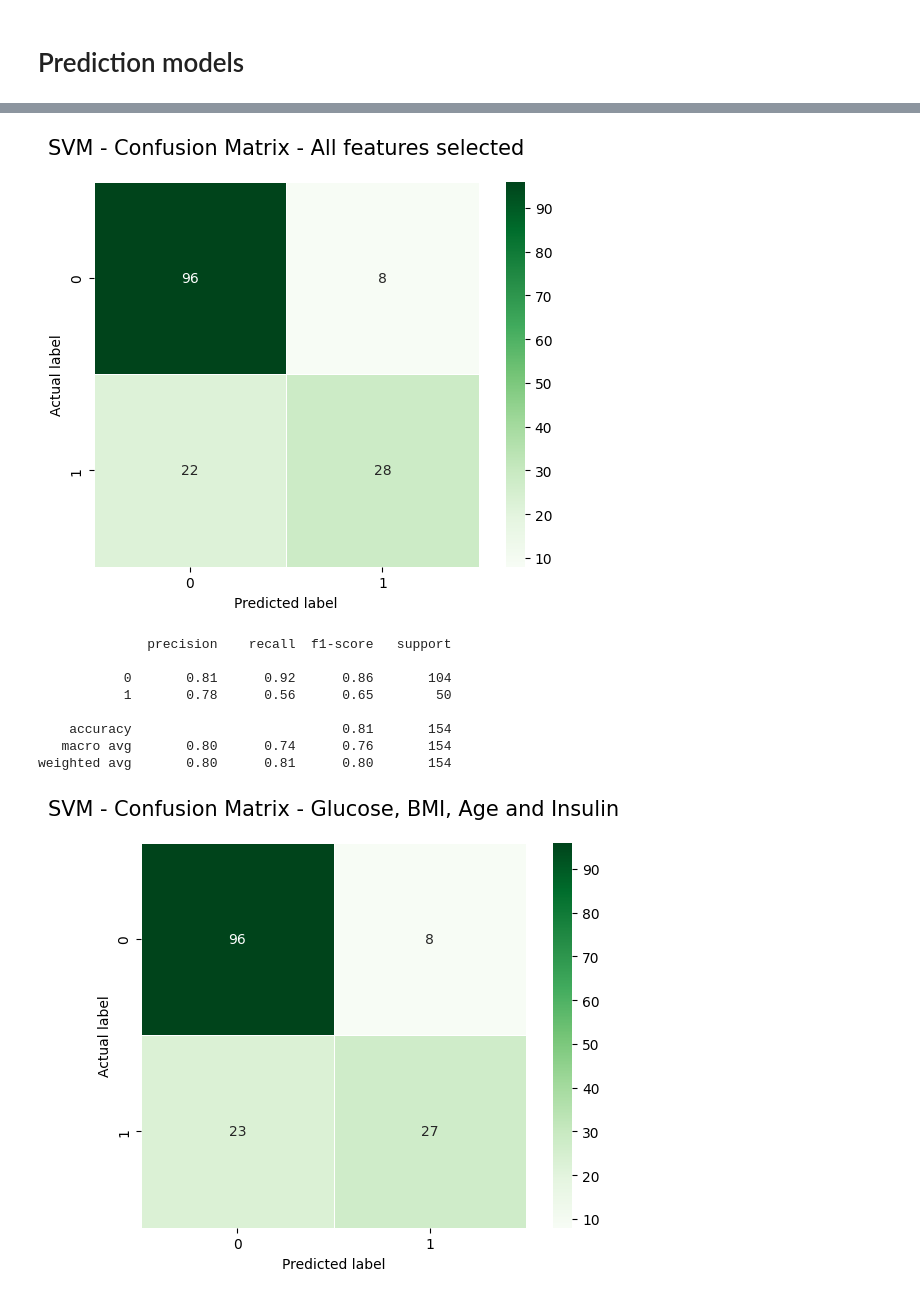
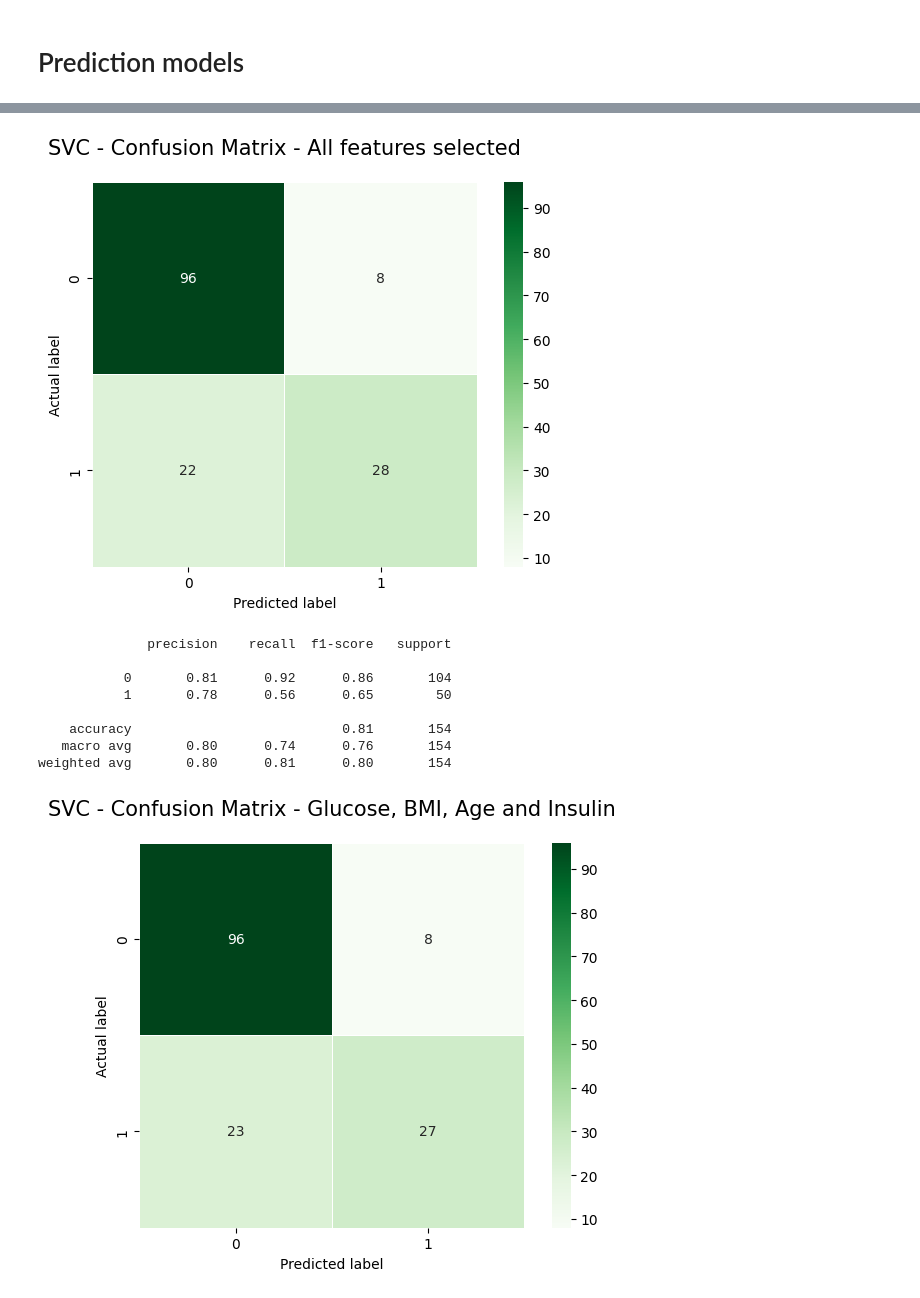
Before and after one commit to Bluxen/DA-Project1, a Jupyter notebook: 13_diabetes_prediction.ipynb, the cells around one changed output, grey strips where cells are left out. Drawn from its saved outputs; the diff is of its cells as text; code cells hidden in the pictures.

```diff
--- a/13_diabetes_prediction.ipynb
+++ b/13_diabetes_prediction.ipynb
@@ -530,7 +555,7 @@ plt.figure(figsize=(7,5))
 sns.heatmap(cm, annot=True, fmt=".0f", linewidths=.5, square = True, cmap = 'Greens')
 plt.ylabel('Actual label')
 plt.xlabel('Predicted label')
-plt.title('SVM - Confusion Matrix - All features selected', size = 15, y=1.05)
+plt.title('SVC - Confusion Matrix - All features selected', size = 15, y=1.05)
 plt.show()
 
 print(classification_report(y_test, predictions))
@@ -556,7 +581,7 @@ plt.figure(figsize=(7,5))
 sns.heatmap(cm, annot=True, fmt=".0f", linewidths=.5, square = True, cmap = 'Greens')
 plt.ylabel('Actual label')
 plt.xlabel('Predicted label')
-plt.title('SVM - Confusion Matrix - Glucose, BMI, Age and Insulin', size = 15, y=1.05)
+plt.title('SVC - Confusion Matrix - Glucose, BMI, Age and Insulin', size = 15, y=1.05)
 plt.show()
 
 print(classification_report(y_test, predictions))
@@ -582,7 +607,7 @@ plt.figure(figsize=(7,5))
 sns.heatmap(cm, annot=True, fmt=".0f", linewidths=.5, square = True, cmap = 'Greens')
 plt.ylabel('Actual label')
 plt.xlabel('Predicted label')
-plt.title('SVM - Confusion Matrix - Glucose, BMI and Age', size = 15, y=1.05)
+plt.title('SVC - Confusion Matrix - Glucose, BMI and Age', size = 15, y=1.05)
 plt.show()
 
 print(classification_report(y_test, predictions))
@@ -608,7 +633,7 @@ plt.figure(figsize=(7,5))
 sns.heatmap(cm, annot=True, fmt=".0f", linewidths=.5, square = True, cmap = 'Greens')
 plt.ylabel('Actual label')
 plt.xlabel('Predicted label')
-plt.title('SVM - Confusion Matrix - Glucose, BMI and Insulin', size = 15, y=1.05)
+plt.title('SVC - Confusion Matrix - Glucose, BMI and Insulin', size = 15, y=1.05)
 plt.show()
 
 print(classification_report(y_test, predictions))
@@ -634,7 +659,7 @@ plt.figure(figsize=(7,5))
 sns.heatmap(cm, annot=True, fmt=".0f", linewidths=.5, square = True, cmap = 'Greens')
 plt.ylabel('Actual label')
 plt.xlabel('Predicted label')
-plt.title('SVM - Confusion Matrix - Glucose and BMI', size = 15, y=1.05)
+plt.title('SVC - Confusion Matrix - Glucose and BMI', size = 15, y=1.05)
 plt.show()
 
 print(classification_report(y_test, predictions))
@@ -644,35 +669,35 @@ X = diabetes[['Glucose', 'Insulin']]
 X = scaler.fit_transform(X)
 y = diabetes['Outcome']
 
 X_train, X_test, y_train, y_test = train_test_split(X, y, test_size=0.2, random_state=23)
 
 model = SVC()
 model.fit(X_train, y_train)
 
 predictions = model.predict(X_test)
 accuracy_scores.append(accuracy_score(y_test, predictions))
 
 # confusion matrix
 cm = confusion_matrix(y_test, predictions)
 
 # confusion matrix heatmap
 plt.figure(figsize=(7,5))
 sns.heatmap(cm, annot=True, fmt=".0f", linewidths=.5, square = True, cmap = 'Greens')
 plt.ylabel('Actual label')
 plt.xlabel('Predicted label')
-plt.title('SVM - Confusion Matrix - Glucose and Insulin', size = 15, y=1.05)
+plt.title('SVC - Confusion Matrix - Glucose and Insulin', size = 15, y=1.05)
 plt.show()
 
 print(classification_report(y_test, predictions))
 
 # model with the highest accuracy
 best_model_index = accuracy_scores.index(max(accuracy_scores))
 model_names = ['All features selected', 'Glucose, BMI, Age and Insulin', 'Glucose, BMI and Age', 'Glucose, BMI and Insulin', 'Glucose and BMI', 'Glucose and Insulin']
 best_model = model_names[best_model_index]
 
 print('Best features: ', best_model)
 # %% [output]
-[figure, old version]
+[figure, new version]
               precision    recall  f1-score   support
 
            0       0.81      0.92      0.86       104
@@ -681,7 +706,7 @@ print('Best features: ', best_model)
     accuracy                           0.81       154
    macro avg       0.80      0.74      0.76       154
 weighted avg       0.80      0.81      0.80       154
-[figure, old version]
+[figure, new version]
               precision    recall  f1-score   support
 
            0       0.81      0.92      0.86       104
```
Also changed, not shown: parts of 5 cells of this notebook.
